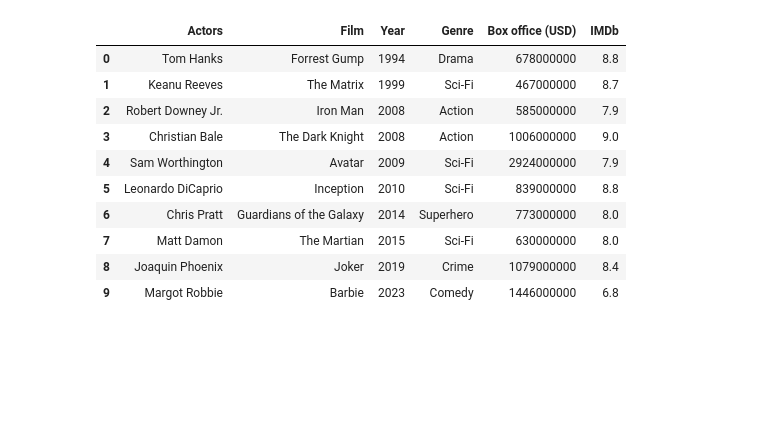
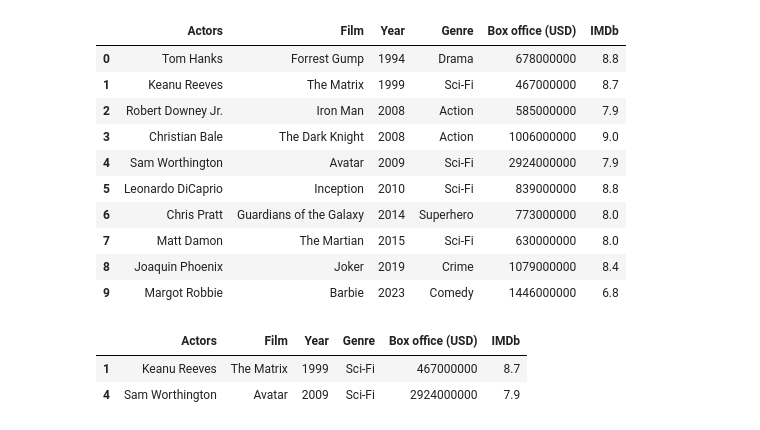
Before and after one commit to ffarooqui2007-jpg/Pandas_Practice, a Jupyter notebook: 01_Pandas_Basics_to_Advanced.ipynb, the cells around one changed output. Saved outputs shown, nothing was run; the diff lists cells and outputs as text; code cells hidden in the pictures; blank space fills up the shorter version.

Commit message:
practice.query_funct

```diff
--- a/01_Pandas_Basics_to_Advanced.ipynb
+++ b/01_Pandas_Basics_to_Advanced.ipynb
@@ -640,3 +639,10 @@ dfv
 | 7 | Matt Damon | The Martian | 2015 | Sci-Fi | 630000000 | 8.0 |
 | 8 | Joaquin Phoenix | Joker | 2019 | Crime | 1079000000 | 8.4 |
 | 9 | Margot Robbie | Barbie | 2023 | Comedy | 1446000000 | 6.8 |
+# %%
+dfm=dfv.query("Year<2010 and Genre=='Sci-Fi'").copy()
+dfm
+# %% [output]
+|  | Actors | Film | Year | Genre | Box office (USD) | IMDb |
+| 1 | Keanu Reeves | The Matrix | 1999 | Sci-Fi | 467000000 | 8.7 |
+| 4 | Sam Worthington | Avatar | 2009 | Sci-Fi | 2924000000 | 7.9 |
```
Also changed, not shown: parts of 1 cell of this notebook.
